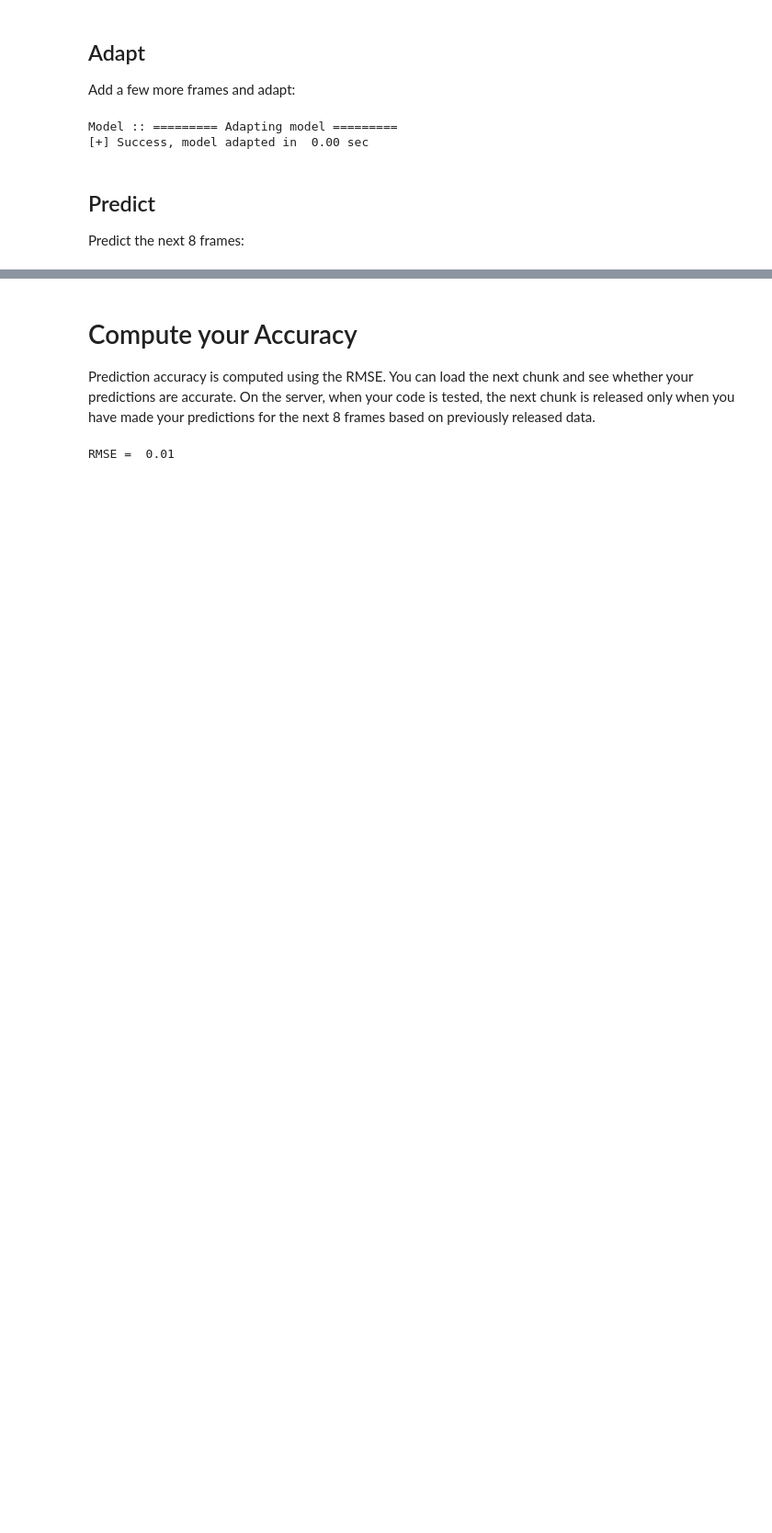
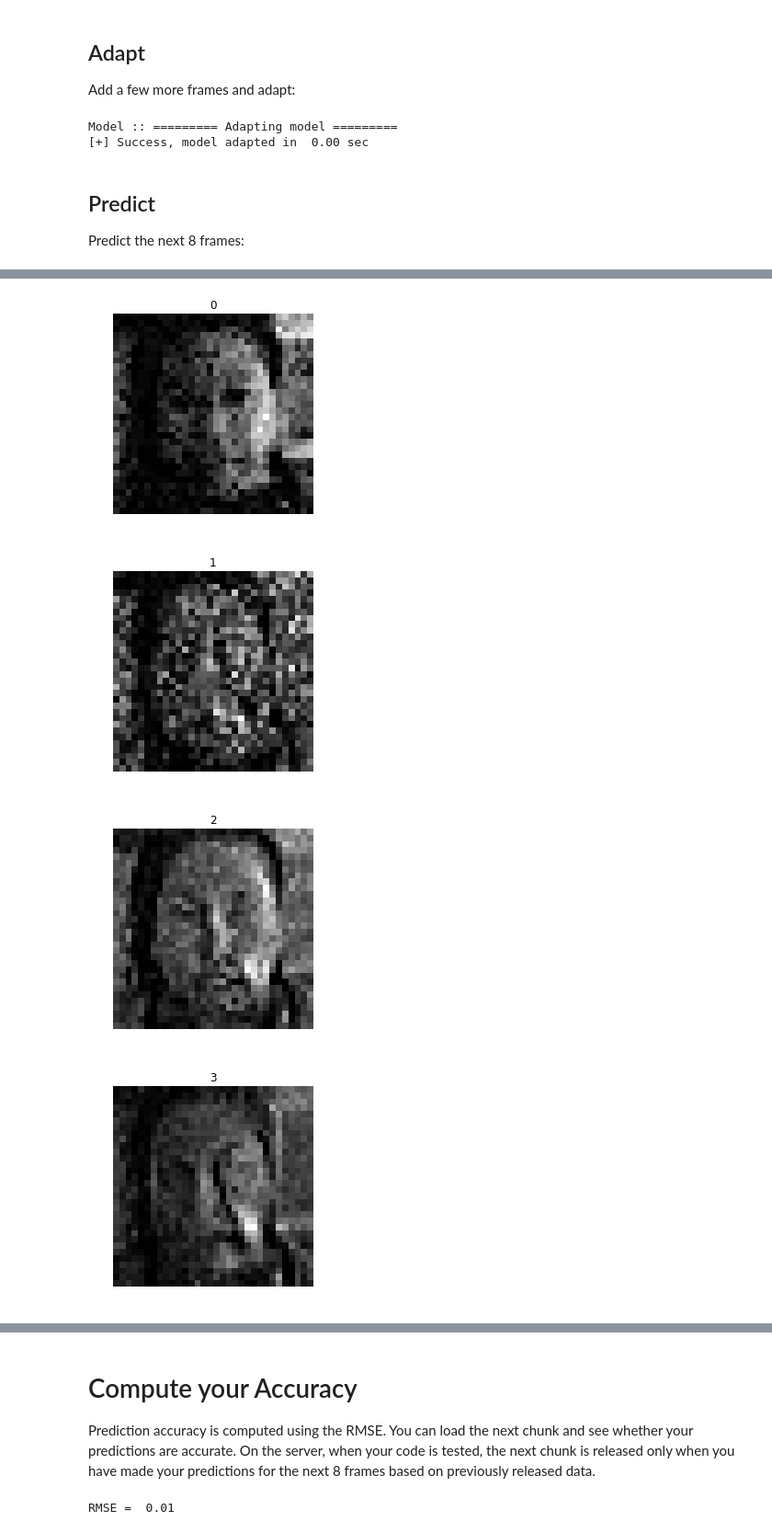
Before and after one commit to vermouthmjl/team_delta, a Jupyter notebook: README.ipynb, the cells around one changed output, grey strips where cells are left out. Shown: that part at 92% size. Saved outputs shown, nothing was run; the diff lists cells and outputs as text; code cells hidden in the pictures; blank space fills up the shorter version.

Commit message:
nmf with AR on weights

```diff
--- a/README.ipynb
+++ b/README.ipynb
@@ -236,0 +239,26 @@ Model :: ========= Making predictions =========
+# %%
+%matplotlib inline
+import mpld3
+mpld3.enable_notebook()
+n_components = 10
+M.reshape_and_fit(DM.X[-100:], n_components = n_components)
+n_frames, n_X, n_Y = DM.X.shape
+factors = DataManager()
+factors.X = M.model.inverse_transform(np.eye(n_components))
+factors.X = factors.X.reshape((n_components, n_X, n_Y))
+
+for i in range(n_components):
+    factors.display(start = i , end= i)
+
+n_frames, n_x, n_y = DM.X.shape
+reshaped_Xtest = DM.X.reshape((n_frames, n_x * n_y))
+
+
+weights = M.model.transform(reshaped_Xtest)
+for i in range(weights.shape[1]):
+    plt.plot(weights[-100:(weights.shape[0] - 1),i])
+# %% [output]
+[figure, added]
+[figure, added]
+[figure, added]
+[figure, added]
```
Also changed, not shown: parts of 12 cells of this notebook, 2 other files.
